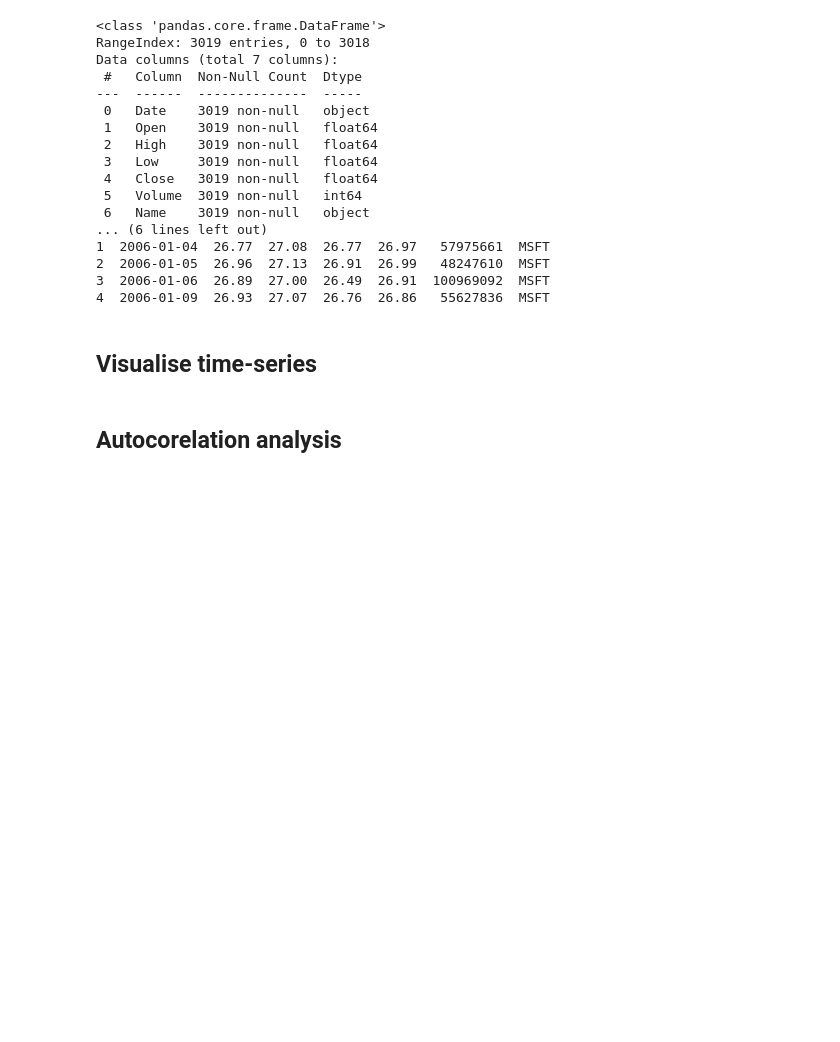
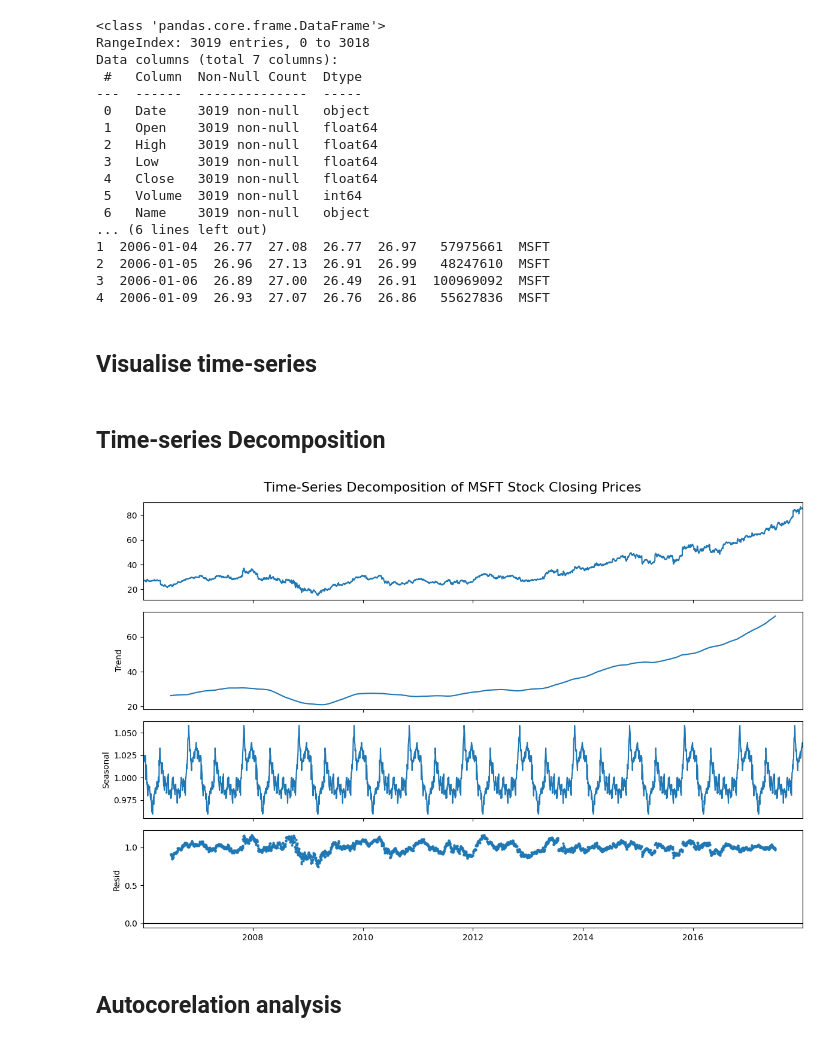
Before and after one commit to drvojtex/ADAMLstockA4msft, a Jupyter notebook: main1.ipynb, the cells around one changed output. Drawn from its saved outputs; the diff is of its cells as text; code cells hidden in the pictures; blank space fills up the shorter version.

Commit message:
Apply decomposition in the notebook

```diff
--- a/main1.ipynb
+++ b/main1.ipynb
@@ -52,6 +52,25 @@ for i in range(0, len(raw_df), w):
 compressed_df = pd.DataFrame(rows).reset_index(drop=True)
 
 StockVisualizer(title="Global view").visualize(compressed_df)
+# %% [markdown]
+## Time-series Decomposition
+# %%
+# Should help with black lines which are a rendering artifact in the notebook
+import matplotlib as mpl
+mpl.rcParams['figure.facecolor'] = 'white'
+mpl.rcParams['savefig.facecolor'] = 'white'
+mpl.rcParams['axes.facecolor'] = 'white'
+
+# Class for time-series decomposition of stock data
+# with 252 long period (trading days in a year)
+decomposer = StockDecomposition()
+
+# Set data from the raw dataframe
+decomposer.set_data(df=raw_df)
+decomposer.decompose()
+decomposer.plot()
+# %% [output]
+[figure, added]
 # %% [markdown]
 ## Autocorelation analysis
 # %%
```
